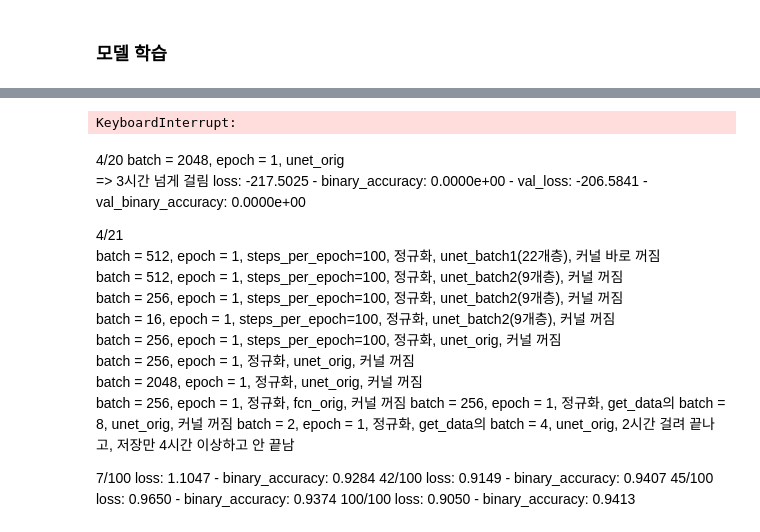
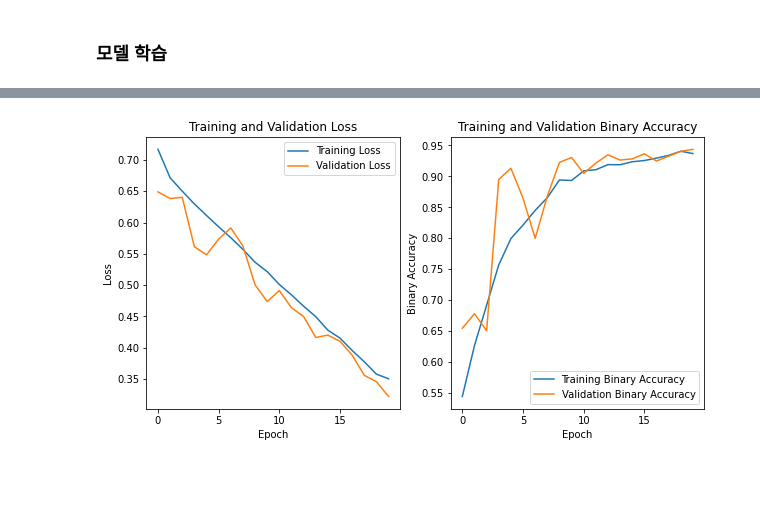
Before and after one commit to SGT-Cho/AIFFELTHON, a Jupyter notebook: aifflethon_v02.ipynb, the cells around one changed output, grey strips where cells are left out. Drawn from its saved outputs; the diff is of its cells as text; code cells hidden in the pictures; blank space fills up the shorter version.

```diff
--- a/aifflethon_v02.ipynb
+++ b/aifflethon_v02.ipynb
@@ -1092,7 +1093,7 @@ def fcn_orig(input_size=(IMG_SIZE, IMG_SIZE, 3), num_classes=1):
 
     return model
 # %%
-model = unet_orig()
+model = unet_batch1()
 # %%
 model.summary()
 # %% [output]
@@ -1118,10 +1119,10 @@ from tensorflow.keras.optimizers import Adam
 from tensorflow.keras.losses import BinaryCrossentropy
 from tensorflow.keras.metrics import BinaryAccuracy
 
-BATCH_SIZE = 2 # batch를 줄이거나 이미지 사이즈를 줄이거나...
-EPOCHS = 1
+BATCH_SIZE = 512 # batch를 줄이거나 이미지 사이즈를 줄이거나...
+EPOCHS = 20
 
-model.compile(optimizer=Adam(learning_rate=0.001), loss=BinaryCrossentropy(), metrics=[BinaryAccuracy()])
+model.compile(optimizer=Adam(learning_rate=0.0001), loss=BinaryCrossentropy(), metrics=[BinaryAccuracy()])
 # %%
 # 모델 저장 경로, 모델명 설정(model 폴더 만든 후 실행해주세요)
 model_dir = './model'
@@ -1137,6 +1139,4 @@ callbacks = [
 # %%
-# batch 별로 loss 보는 코드(vebose = 1)
-# history = model.fit(train_datasets, batch_size=BATCH_SIZE, epochs=EPOCHS, steps_per_epoch=100,
-#                     validation_data=val_datasets, callbacks=callbacks, verbose=1)
-# loss = history.history['loss'][0]
-# binary_accuracy = history.history['binary_accuracy'][0]
+# batch 별로 loss 보는 코드(vebose = 1) # callbacks=callbacks,
+history = model.fit(train_datasets, batch_size=BATCH_SIZE, epochs=EPOCHS, steps_per_epoch=50,
+                    validation_data=val_datasets, verbose=1)
@@ -1143,44 +1201,27 @@ callbacks = [
 # %%
 # 2시간동안 돌아간 후, 저장만 4시간해도 안 끝남
-history = model.fit(train_datasets, batch_size=BATCH_SIZE, epochs=EPOCHS, steps_per_epoch=100,
-                    validation_data=val_datasets, callbacks=callbacks)
+# history = model.fit(train_datasets, batch_size=BATCH_SIZE, epochs=EPOCHS, steps_per_epoch=100,
+#                     validation_data=val_datasets, callbacks=callbacks)
-# %% [output]
-KeyboardInterrupt:
-# %% [markdown]
-4/20
-batch = 2048, epoch = 1, unet_orig
-=> 3시간 넘게 걸림 loss: -217.5025 - binary_accuracy: 0.0000e+00 - val_loss: -206.5841 - val_binary_accuracy: 0.0000e+00
-
-4/21
-batch = 512, epoch = 1, steps_per_epoch=100, 정규화, unet_batch1(22개층), 커널 바로 꺼짐
-batch = 512, epoch = 1, steps_per_epoch=100, 정규화, unet_batch2(9개층), 커널 꺼짐
-batch = 256, epoch = 1, steps_per_epoch=100, 정규화, unet_batch2(9개층), 커널 꺼짐
-batch = 16, epoch = 1, steps_per_epoch=100, 정규화, unet_batch2(9개층), 커널 꺼짐
-batch = 256, epoch = 1, steps_per_epoch=100, 정규화, unet_orig, 커널 꺼짐
-batch = 256, epoch = 1, 정규화, unet_orig, 커널 꺼짐
-batch = 2048, epoch = 1, 정규화, unet_orig, 커널 꺼짐
-batch = 256, epoch = 1, 정규화, fcn_orig, 커널 꺼짐
-batch = 256, epoch = 1, 정규화, get_data의 batch = 8, unet_orig, 커널 꺼짐
-batch = 2, epoch = 1, 정규화, get_data의 batch = 4, unet_orig, 2시간 걸려 끝나고, 저장만 4시간 이상하고 안 끝남
-
-7/100 loss: 1.1047 - binary_accuracy: 0.9284
-42/100 loss: 0.9149 - binary_accuracy: 0.9407
-45/100 loss: 0.9650 - binary_accuracy: 0.9374
-100/100 loss: 0.9050 - binary_accuracy: 0.9413
 # %%
 # 모델 학습 시각화
-plt.plot(history.history['loss'], label='Training Loss')
-plt.plot(history.history['val_loss'], label='Validation Loss')
-plt.title('Training and Validation Loss')
-plt.xlabel('Epoch')
-plt.ylabel('Loss')
-plt.legend()
+fig, axs = plt.subplots(1, 2, figsize=(10, 5))
+
+# 첫 번째 subplot: Training and Validation Loss
+axs[0].plot(history.history['loss'], label='Training Loss')
+axs[0].plot(history.history['val_loss'], label='Validation Loss')
+axs[0].set_title('Training and Validation Loss')
+axs[0].set_xlabel('Epoch')
+axs[0].set_ylabel('Loss')
+axs[0].legend()
+
+# 두 번째 subplot: Training and Validation Binary Accuracy
+axs[1].plot(history.history['binary_accuracy'], label='Training Binary Accuracy')
+axs[1].plot(history.history['val_binary_accuracy'], label='Validation Binary Accuracy')
+axs[1].set_title('Training and Validation Binary Accuracy')
+axs[1].set_xlabel('Epoch')
+axs[1].set_ylabel('Binary Accuracy')
+axs[1].legend()
+
 plt.show()
-
-plt.plot(history.history['binary_accuracy'], label='Training Binary Accuracy')
-plt.plot(history.history['val_binary_accuracy'], label='Validation Binary Accuracy')
-plt.title('Training and Validation Binary Accuracy')
-plt.xlabel('Epoch')
-plt.ylabel('Binary Accuracy')
-plt.legend()
-plt.show()
+# %% [output]
+[figure, added]
```
Also changed, not shown: parts of 15 cells of this notebook.
